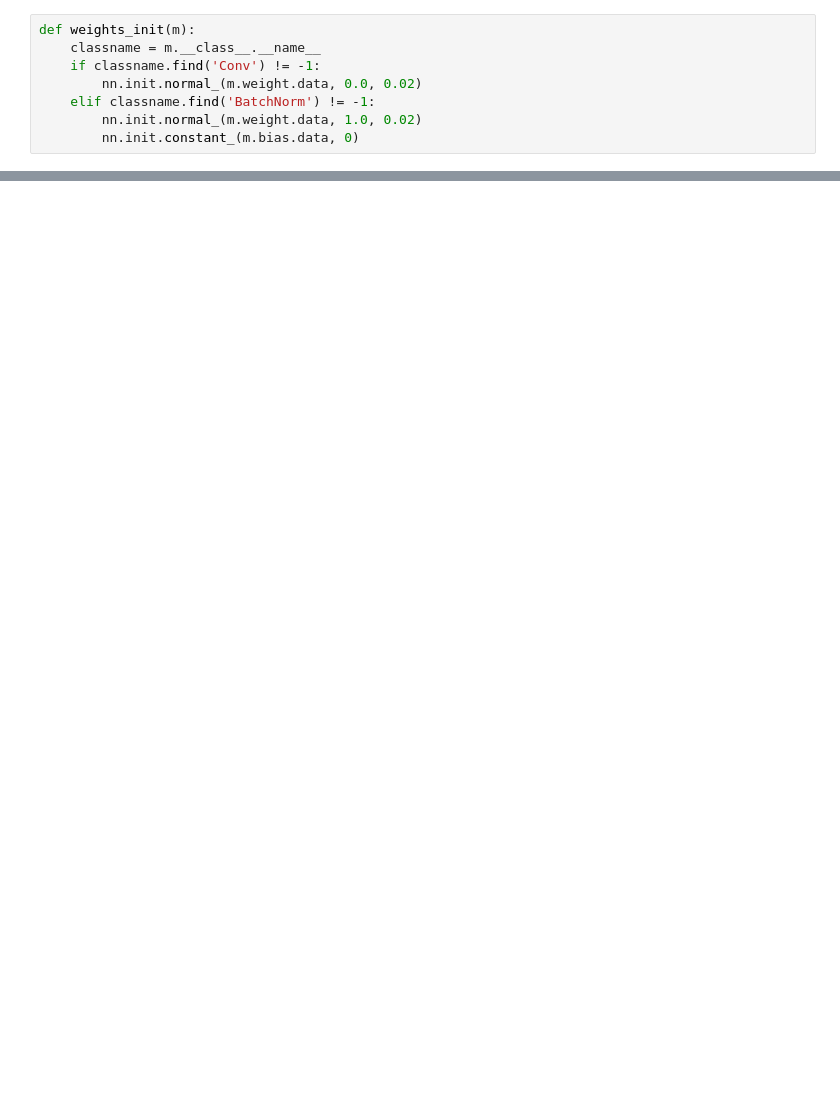
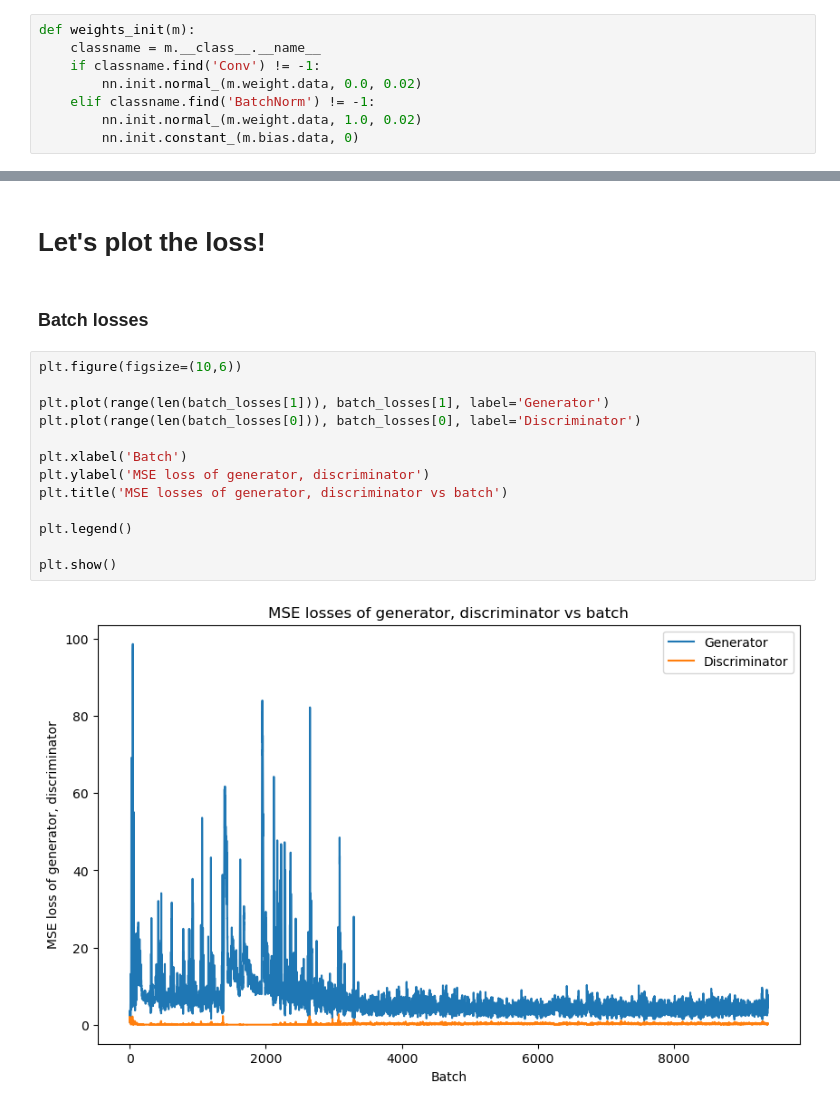
Before and after one commit to kchen50/image-generation, a Jupyter notebook: gan.ipynb, the cells around one changed output, grey strips where cells are left out. Cells and saved outputs as stored; diff of their text form; blank space fills up the shorter version.

```diff
--- a/gan.ipynb
+++ b/gan.ipynb
@@ -268,0 +269,19 @@ ValueError: Using a target size (torch.Size([512])) that is different to the inp
+# %% [markdown]
+# Let's plot the loss!
+# %% [markdown]
+### Batch losses
+# %%
+plt.figure(figsize=(10,6))
+
+plt.plot(range(len(batch_losses[1])), batch_losses[1], label='Generator')
+plt.plot(range(len(batch_losses[0])), batch_losses[0], label='Discriminator')
+
+plt.xlabel('Batch')
+plt.ylabel('MSE loss of generator, discriminator')
+plt.title('MSE losses of generator, discriminator vs batch')
+
+plt.legend()
+
+plt.show()
+# %% [output]
+[figure, added]
```
Also changed, not shown: parts of 25 cells of this notebook, 1 other file.
